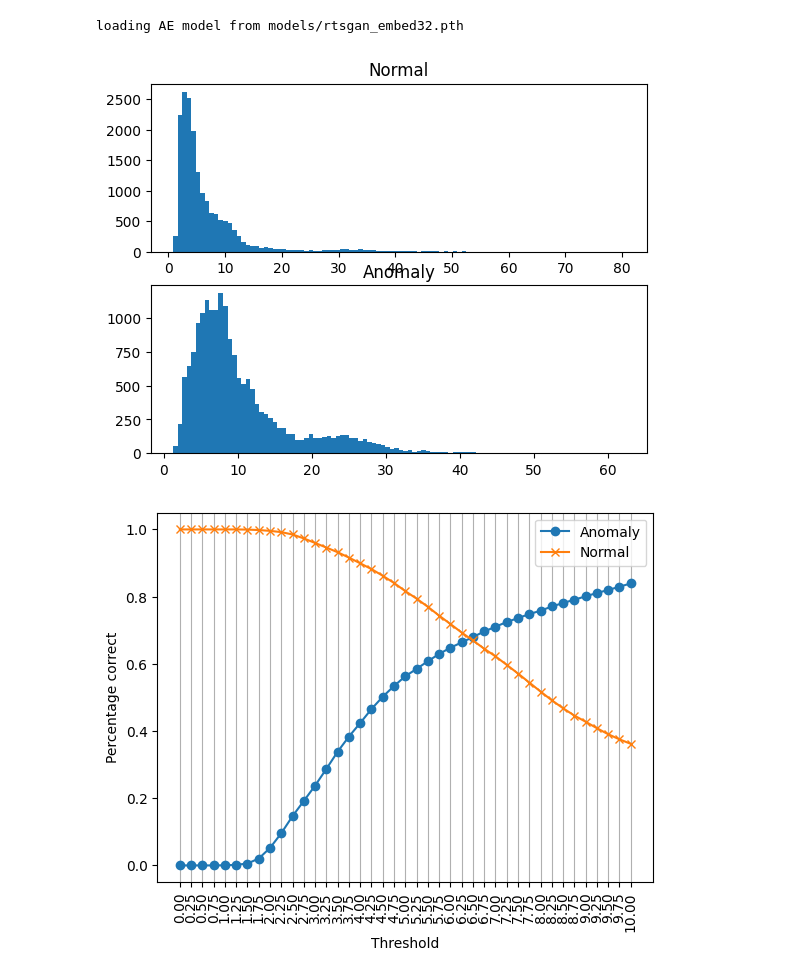
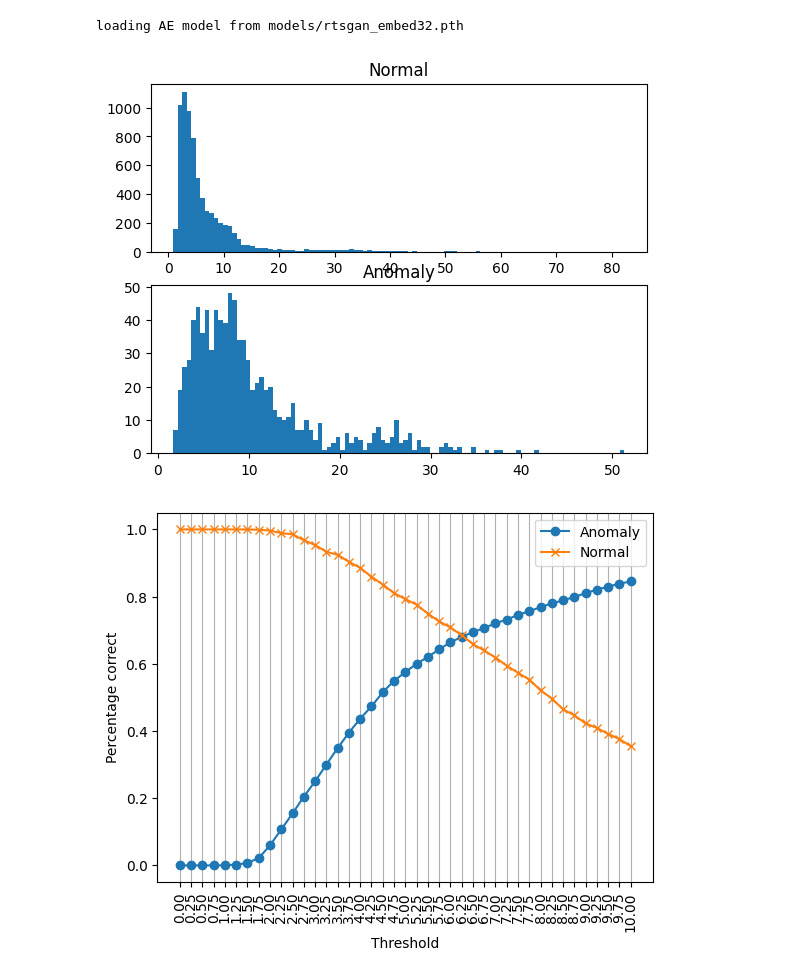
Before and after one commit to sjjtu/MAthesis, a Jupyter notebook: code/train_model_rtsgan.ipynb, the cells around one changed output. Drawn from its saved outputs; the diff is of its cells as text; code cells hidden in the pictures.

```diff
--- a/code/train_model_rtsgan.ipynb
+++ b/code/train_model_rtsgan.ipynb
@@ -322,25 +322,28 @@ loading AE model from models/rtsgan_embed32.pth
 # %%
 from util.Evaluator import Evaluator
 window_size=180
-evaluator = Evaluator(test_normal_path=f"data/normal_test{window_size}.csv",
+evaluator = Evaluator(val_normal_path=f"data/normal_val_{window_size}.csv",
+                      val_anomaly_path=f"data/anomaly_val_{window_size}.csv",
+                      val_anomaly_label_path=f"data/anomaly_val_labels_{window_size}.csv",
+                        test_normal_path=f"data/normal_test{window_size}.csv",
                         test_anomaly_path=f"data/anomalie_test{window_size}.csv",
                         test_anomaly_label_path=f"data/anomalie_labels_{window_size}.csv",
                         model=ae_gen.model)
 # %%
 import matplotlib.pyplot as plt
 plt.figure()
 
 plt.subplot(2,1,1)
-plt.hist(evaluator.loss_normal, bins=100)
+plt.hist(evaluator.loss_val_normal, bins=100)
 plt.title("Normal")
 
 plt.subplot(2,1,2)
-plt.hist(evaluator.loss_anomaly, bins=100)
+plt.hist(evaluator.loss_val_anomaly, bins=100)
 plt.title("Anomaly")
 
 plt.show()
 # %% [output]
-[figure, old version]
+[figure, new version]
 # %%
 threshold_list = np.linspace(0,10,41)
 corr_normal, corr_anomaly = evaluator.find_threshold(threshold_list)
@@ -353,5 +356,5 @@ plt.legend(["Anomaly", "Normal"])
 plt.grid(axis="x")
 plt.show()
 # %% [output]
-[figure, old version]
+[figure, new version]
 # %%
```
Also changed, not shown: parts of 2 cells of this notebook, 5 other files.
